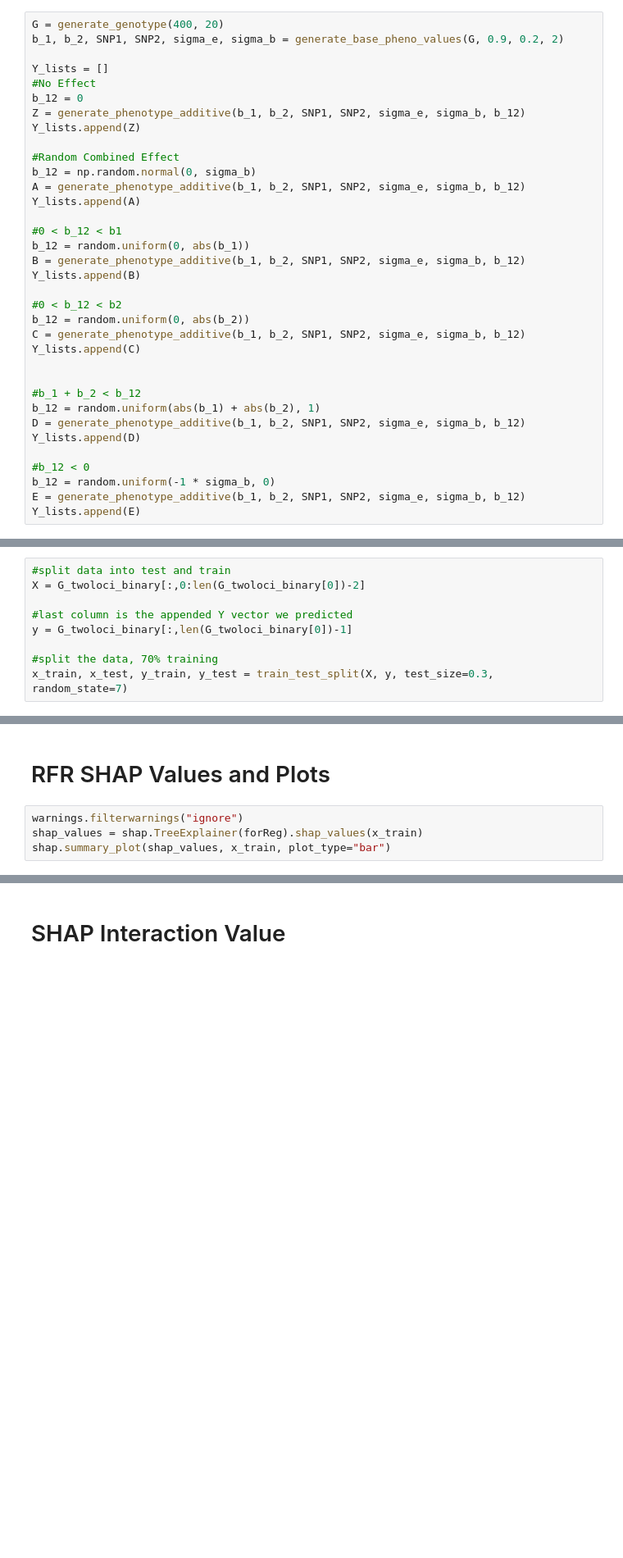
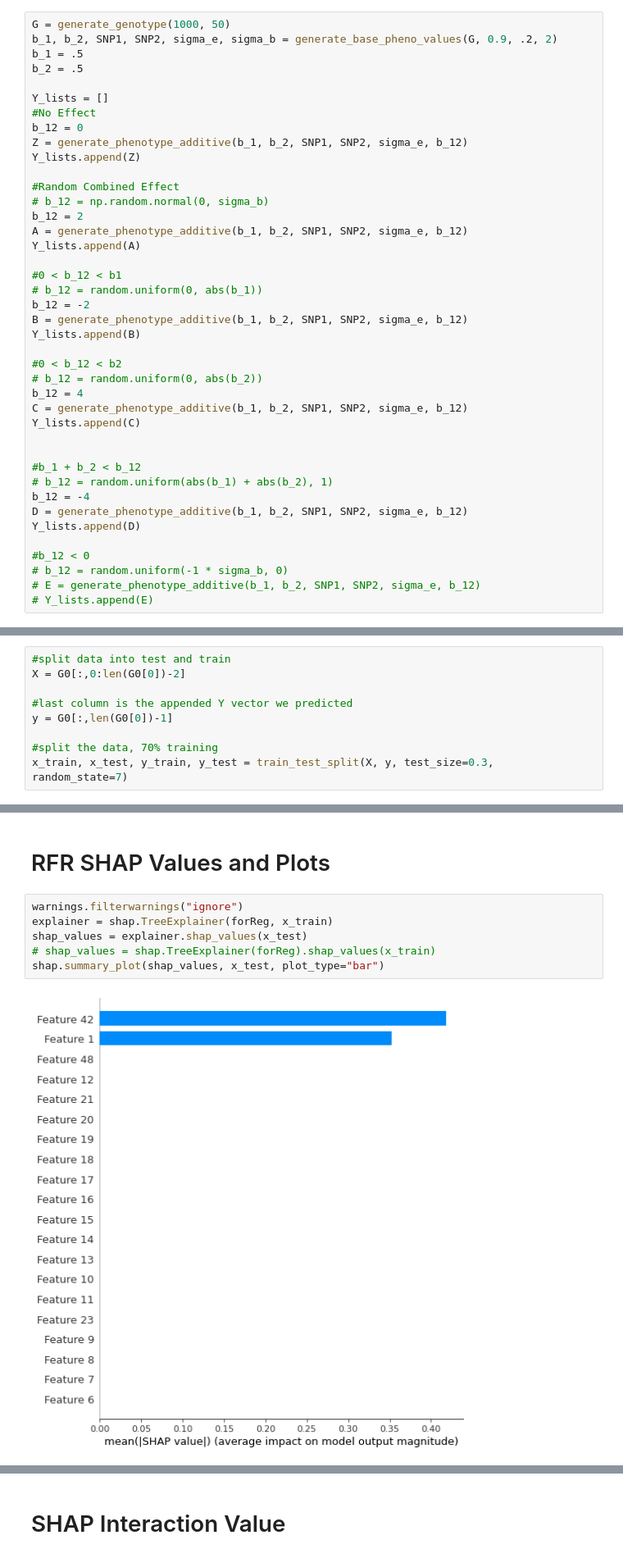
Before and after one commit to KevinDelao/UCLA_Summer_Project, a Jupyter notebook: UCLA_Summer_Code.ipynb, the cells around one changed output, grey strips where cells are left out. Shown at 82% size. Saved outputs shown, nothing was run; the diff lists cells and outputs as text; blank space fills up the shorter version.

```diff
--- a/UCLA_Summer_Code.ipynb
+++ b/UCLA_Summer_Code.ipynb
@@ -245,40 +267,46 @@ def generate_phenotype_additive(b_1, b_2, SNP1, SNP2, sigma_e, sigma_b, b_12):
         Y_n[k] = Y_j
     return Y_n
 # %%
-G = generate_genotype(400, 20)
-b_1, b_2, SNP1, SNP2, sigma_e, sigma_b = generate_base_pheno_values(G, 0.9, 0.2, 2)
+G = generate_genotype(1000, 50)
+b_1, b_2, SNP1, SNP2, sigma_e, sigma_b = generate_base_pheno_values(G, 0.9, .2, 2)
+b_1 = .5
+b_2 = .5
 
 Y_lists = []
 #No Effect
 b_12 = 0
-Z = generate_phenotype_additive(b_1, b_2, SNP1, SNP2, sigma_e, sigma_b, b_12)
+Z = generate_phenotype_additive(b_1, b_2, SNP1, SNP2, sigma_e, b_12)
 Y_lists.append(Z)
 
 #Random Combined Effect
-b_12 = np.random.normal(0, sigma_b)
-A = generate_phenotype_additive(b_1, b_2, SNP1, SNP2, sigma_e, sigma_b, b_12)
+# b_12 = np.random.normal(0, sigma_b)
+b_12 = 2
+A = generate_phenotype_additive(b_1, b_2, SNP1, SNP2, sigma_e, b_12)
 Y_lists.append(A)
 
 #0 < b_12 < b1
-b_12 = random.uniform(0, abs(b_1))
-B = generate_phenotype_additive(b_1, b_2, SNP1, SNP2, sigma_e, sigma_b, b_12)
+# b_12 = random.uniform(0, abs(b_1))
+b_12 = -2
+B = generate_phenotype_additive(b_1, b_2, SNP1, SNP2, sigma_e, b_12)
 Y_lists.append(B)
 
 #0 < b_12 < b2
-b_12 = random.uniform(0, abs(b_2))
-C = generate_phenotype_additive(b_1, b_2, SNP1, SNP2, sigma_e, sigma_b, b_12)
+# b_12 = random.uniform(0, abs(b_2))
+b_12 = 4
+C = generate_phenotype_additive(b_1, b_2, SNP1, SNP2, sigma_e, b_12)
 Y_lists.append(C)
 
 
 #b_1 + b_2 < b_12
-b_12 = random.uniform(abs(b_1) + abs(b_2), 1)
-D = generate_phenotype_additive(b_1, b_2, SNP1, SNP2, sigma_e, sigma_b, b_12)
+# b_12 = random.uniform(abs(b_1) + abs(b_2), 1)
+b_12 = -4
+D = generate_phenotype_additive(b_1, b_2, SNP1, SNP2, sigma_e, b_12)
 Y_lists.append(D)
 
 #b_12 < 0
-b_12 = random.uniform(-1 * sigma_b, 0)
-E = generate_phenotype_additive(b_1, b_2, SNP1, SNP2, sigma_e, sigma_b, b_12)
-Y_lists.append(E)
+# b_12 = random.uniform(-1 * sigma_b, 0)
+# E = generate_phenotype_additive(b_1, b_2, SNP1, SNP2, sigma_e, b_12)
+# Y_lists.append(E)
 # %% [markdown]
 ## G0 to G5 are for b12 values above
 # %%
@@ -368,10 +396,10 @@ G_twointerloci,loci_m = trait_simulation_twoloci_inter(500,20,.9,.2,2,0)
 # Split the data
 # %%
 #split data into test and train
-X = G_twoloci_binary[:,0:len(G_twoloci_binary[0])-2]
+X = G0[:,0:len(G0[0])-2]
 
 #last column is the appended Y vector we predicted
-y = G_twoloci_binary[:,len(G_twoloci_binary[0])-1]
+y = G0[:,len(G0[0])-1]
 
 #split the data, 70% training
 x_train, x_test, y_train, y_test = train_test_split(X, y, test_size=0.3, random_state=7)
@@ -443,5 +500,9 @@ plt.ylabel('Frequency')
 # RFR SHAP Values and Plots
 # %%
 warnings.filterwarnings("ignore")
-shap_values = shap.TreeExplainer(forReg).shap_values(x_train)
-shap.summary_plot(shap_values, x_train, plot_type="bar")
+explainer = shap.TreeExplainer(forReg, x_train)
+shap_values = explainer.shap_values(x_test)
+# shap_values = shap.TreeExplainer(forReg).shap_values(x_train)
+shap.summary_plot(shap_values, x_test, plot_type="bar")
+# %% [output]
+[figure, added]
```
Also changed, not shown: parts of 43 cells of this notebook.
